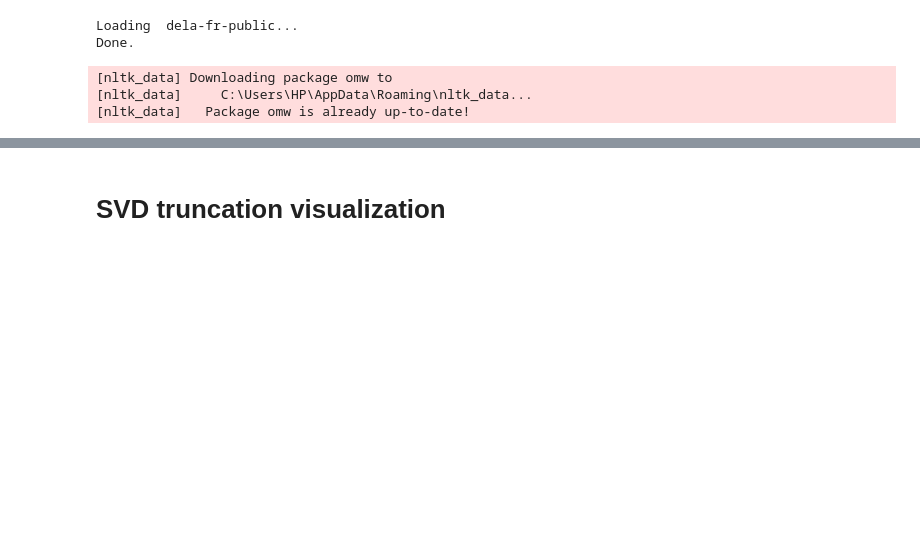
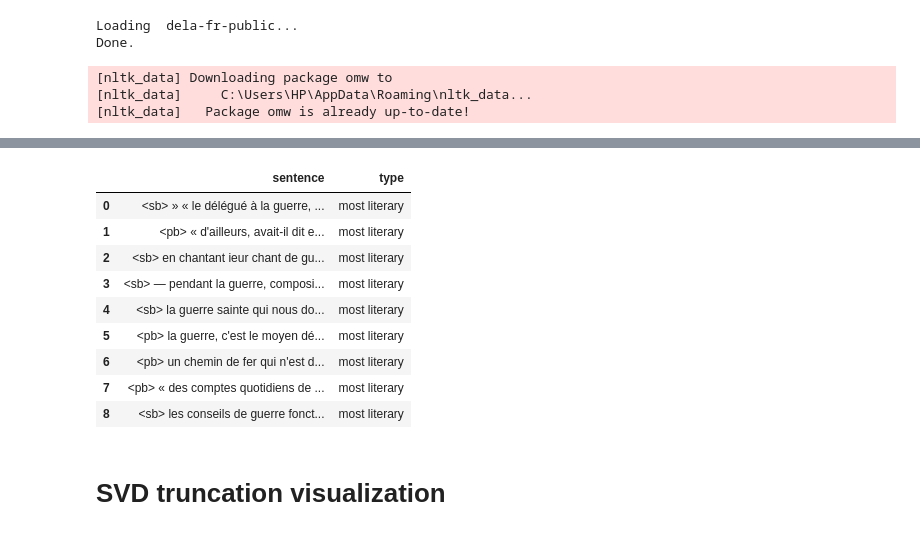
Before and after one commit to shayayan/commune_memoirs_epfl_dh412, a Jupyter notebook: memoir_cleaning.ipynb, the cells around one changed output, grey strips where cells are left out. Cells and saved outputs as stored; diff of their text form; code cells hidden in the pictures; blank space fills up the shorter version.

```diff
--- a/memoir_cleaning.ipynb
+++ b/memoir_cleaning.ipynb
@@ -616,3 +647,24 @@ sampled_df.nsmallest(100, 'min_value').iloc[0]['target_to_best_synonym_sim']
+# %%
+df_attempt = pd.DataFrame(sampled_df.nsmallest(100, 'sentence_ttb_sim_median').iloc[0:9]['text'].tolist(), columns=['sentence'])
+df_attempt['type'] = "most literary"
+df_attempt2 = pd.DataFrame(sampled_df.nsmallest(100, 'sentence_ttb_sim_median').iloc[90:99]['text'].tolist(), columns=['sentence'])
+df_attempt2['type'] = "least literary"
+df_attempt = pd.concat([df_attempt, df_attempt2])
+# %%
+pd.set_option('display.max_colwidth', 150)
+pd.set_option('display.colheader_justify', 'left')
+df_attempt
+# %% [output]
+|  | sentence | type |
+| 0 | <sb> » « le délégué à la guerre, ... | most literary |
+| 1 | <pb> « d'ailleurs, avait-il dit e... | most literary |
+| 2 | <sb> en chantant ieur chant de gu... | most literary |
+| 3 | <sb> — pendant la guerre, composi... | most literary |
+| 4 | <sb> la guerre sainte qui nous do... | most literary |
+| 5 | <pb> la guerre, c'est le moyen dé... | most literary |
+| 6 | <pb> un chemin de fer qui n'est d... | most literary |
+| 7 | <pb> « des comptes quotidiens de ... | most literary |
+| 8 | <sb> les conseils de guerre fonct... | most literary |
 # %% [markdown]
 # SVD truncation visualization
 # %%
```
Also changed, not shown: parts of 7 cells of this notebook, 1 other file.
